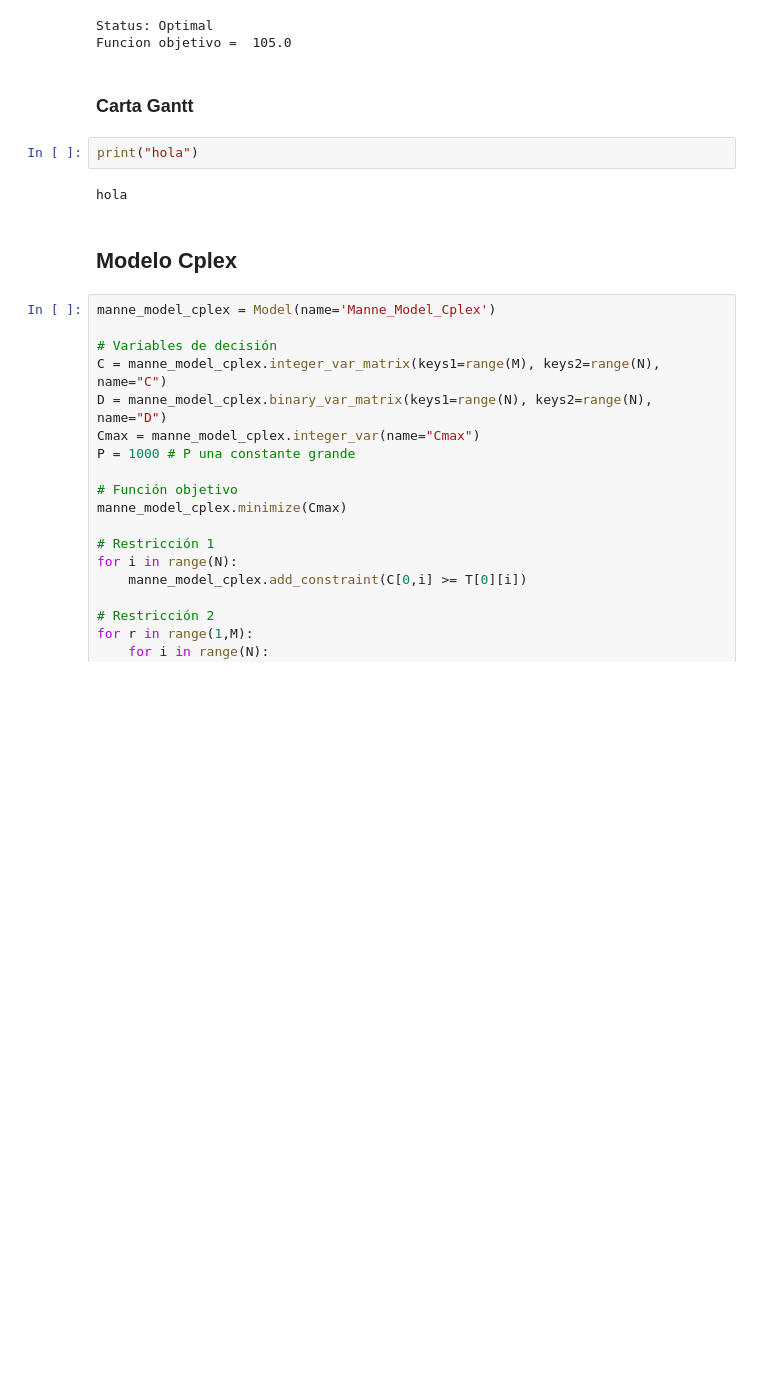
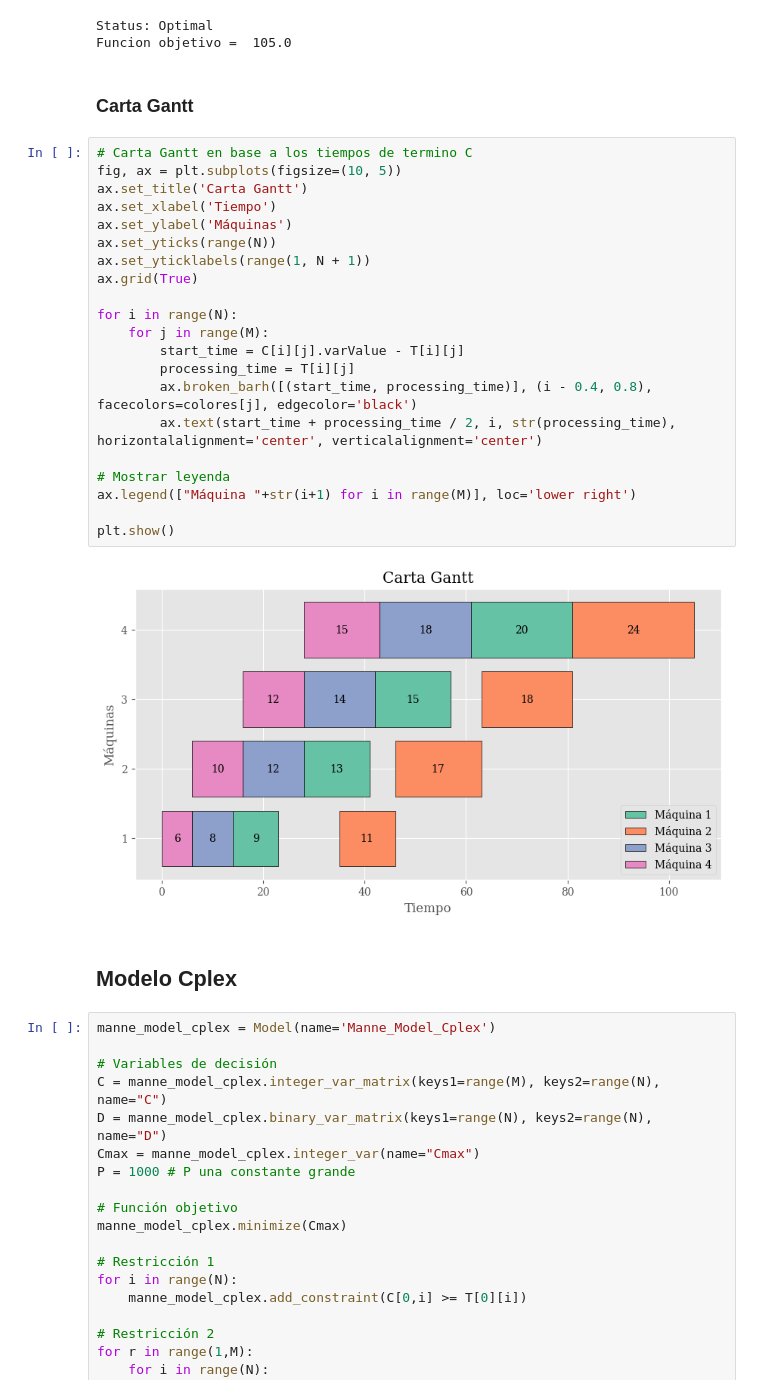
Before and after one commit to jansorena/PermutationFlowshop, a Jupyter notebook: TareaComputacional3.ipynb, the cells around one changed output. Cells and saved outputs as stored; diff of their text form; blank space fills up the shorter version.

```diff
--- a/TareaComputacional3.ipynb
+++ b/TareaComputacional3.ipynb
@@ -676,10 +676,29 @@ Status: Optimal
 Funcion objetivo =  105.0
 # %% [markdown]
 ### Carta Gantt
-# %%
-print("hola")
-# %% [output]
-hola
+# %%
+# Carta Gantt en base a los tiempos de termino C
+fig, ax = plt.subplots(figsize=(10, 5))
+ax.set_title('Carta Gantt')
+ax.set_xlabel('Tiempo')
+ax.set_ylabel('Máquinas')
+ax.set_yticks(range(N))
+ax.set_yticklabels(range(1, N + 1))
+ax.grid(True)
+
+for i in range(N):
+    for j in range(M):
+        start_time = C[i][j].varValue - T[i][j]
+        processing_time = T[i][j]
+        ax.broken_barh([(start_time, processing_time)], (i - 0.4, 0.8), facecolors=colores[j], edgecolor='black')
+        ax.text(start_time + processing_time / 2, i, str(processing_time), horizontalalignment='center', verticalalignment='center')
+
+# Mostrar leyenda
+ax.legend(["Máquina "+str(i+1) for i in range(M)], loc='lower right')
+
+plt.show()
+# %% [output]
+[figure, added]
 # %% [markdown]
 ## Modelo Cplex
 # %%
```
Also changed, not shown: parts of 11 cells of this notebook.
